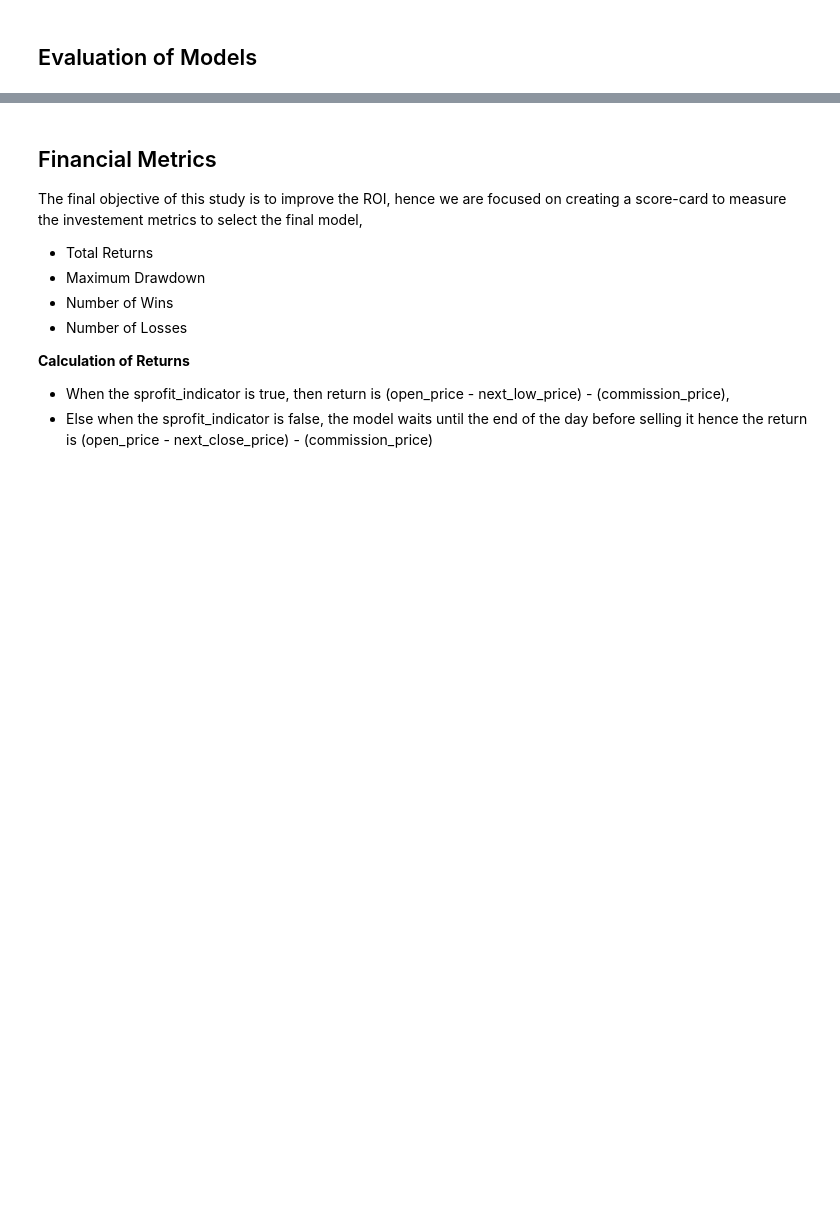
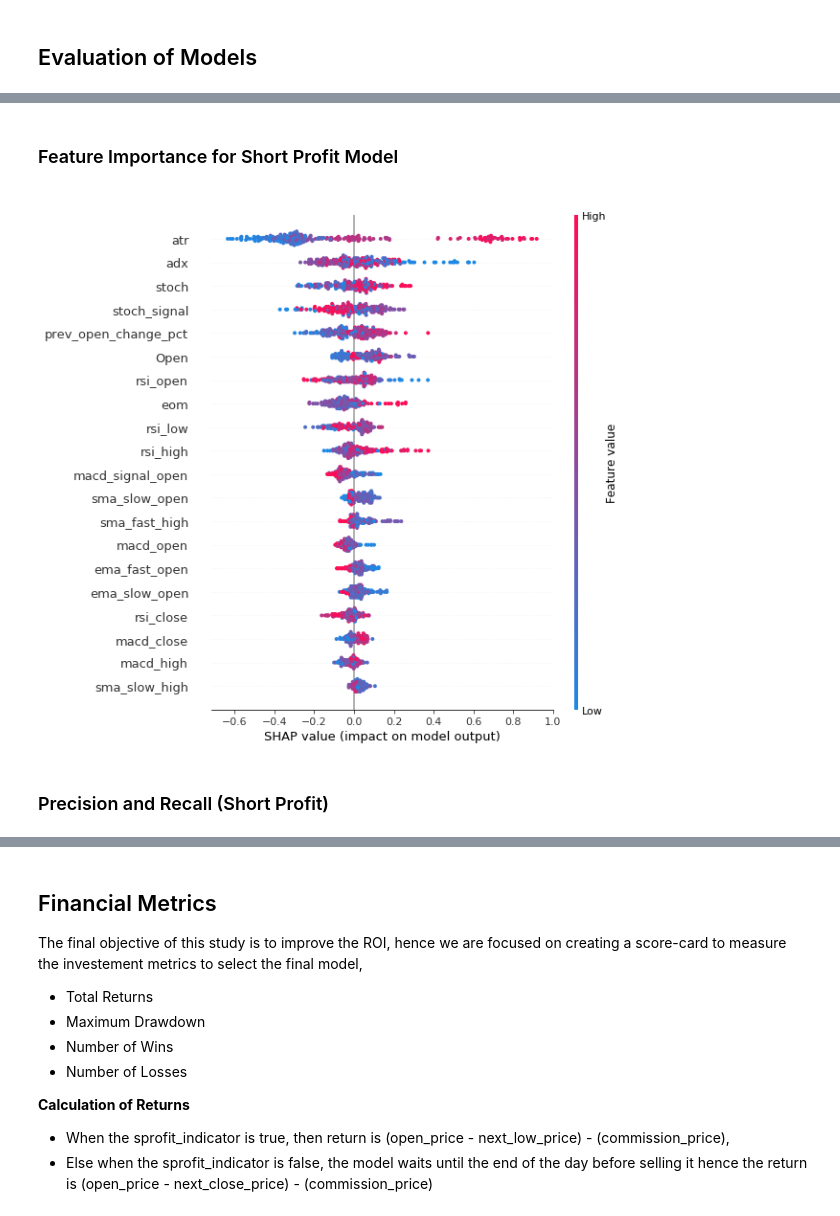
Before and after one commit to praveenbysani/cl3ofunds, a Jupyter notebook: FCPO_Modeling.ipynb, the cells around one changed output, grey strips where cells are left out. Saved outputs shown, nothing was run; the diff lists cells and outputs as text; code cells hidden in the pictures; blank space fills up the shorter version.

```diff
--- a/FCPO_Modeling.ipynb
+++ b/FCPO_Modeling.ipynb
@@ -113,3 +162,3 @@ Wall time: 66 µs
 # %%
-fcpo_lprofit_traindata,fcpo_lprofit_trainlabels,fcpo_lprofit_testdata,fcpo_lprofit_testlabels=build_modeling_data(fcpo_data_daily,
-                                                                                     fcpo_daily_feats,'lprofit_ind_2pct','2016-01-01')
+fcpo_sprofit_traindata,fcpo_sprofit_trainlabels,fcpo_sprofit_testdata,fcpo_sprofit_testlabels=build_modeling_data(fcpo_data_daily,
+                                                                                fcpo_daily_feats,'sprofit_ind_2pct','2016-01-01')
@@ -203,3 +225,13 @@ precision : 0.53, recall: 0.21 auc: 0.56
+# %% [markdown]
+### Feature Importance for Short Profit Model
+# %%
+xgb_sprofit_explainer=shap.TreeExplainer(xgb_sprofit)
+xgb_sprofit_shapvalues=xgb_sprofit_explainer.shap_values(fcpo_sprofit_testdata)
+shap.summary_plot(xgb_sprofit_shapvalues,fcpo_sprofit_testdata)
+# %% [output]
+[figure, added]
+# %% [markdown]
+### Precision and Recall (Short Profit)
 # %%
 print("precision : {pscore}, recall: {rscore} auc:{auc_score}".format(
                                                     pscore=round(precision_score(fcpo_sprofit_testlabels,rf_sprofit_test_predlabels),2),
```
Also changed, not shown: parts of 49 cells of this notebook, 3 other files.
